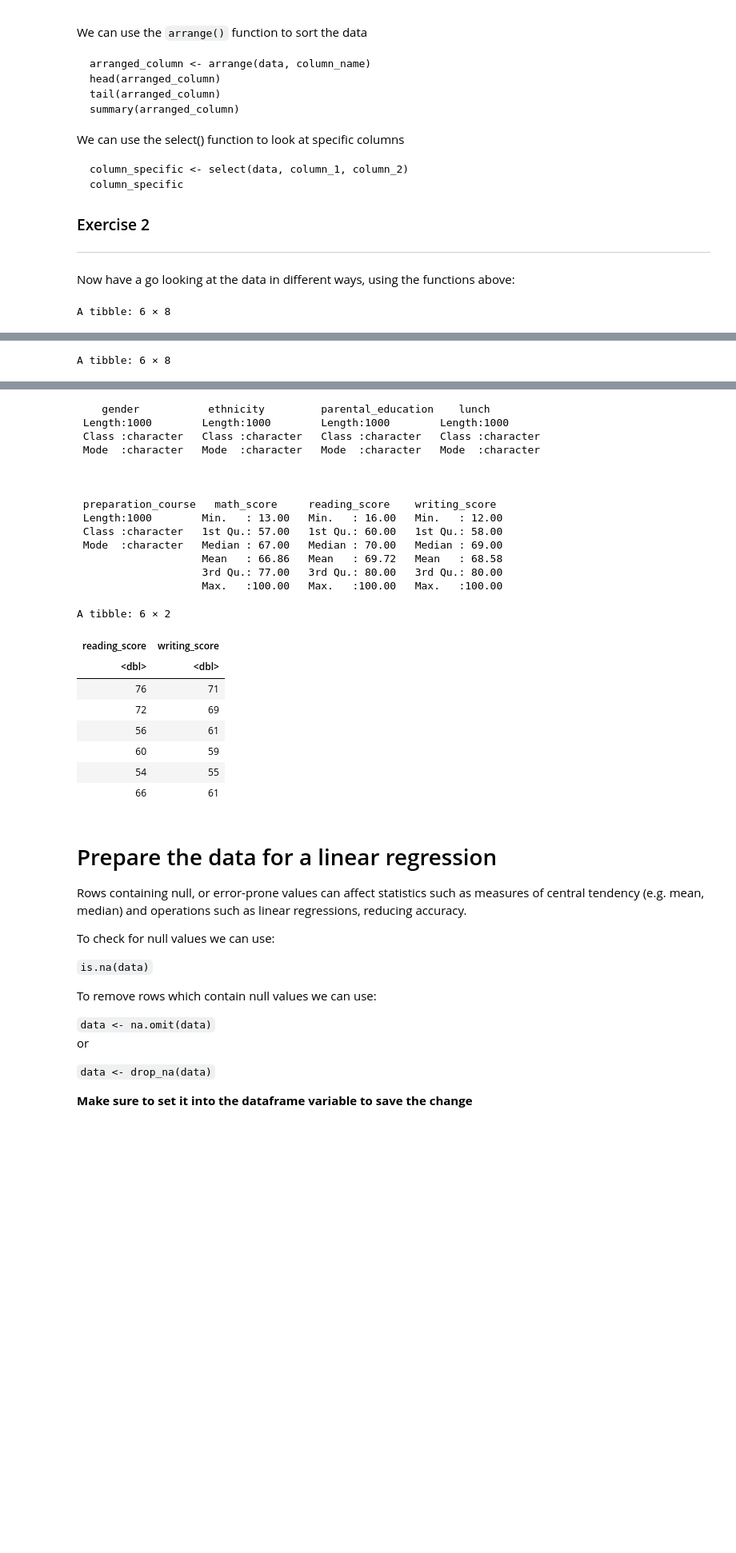
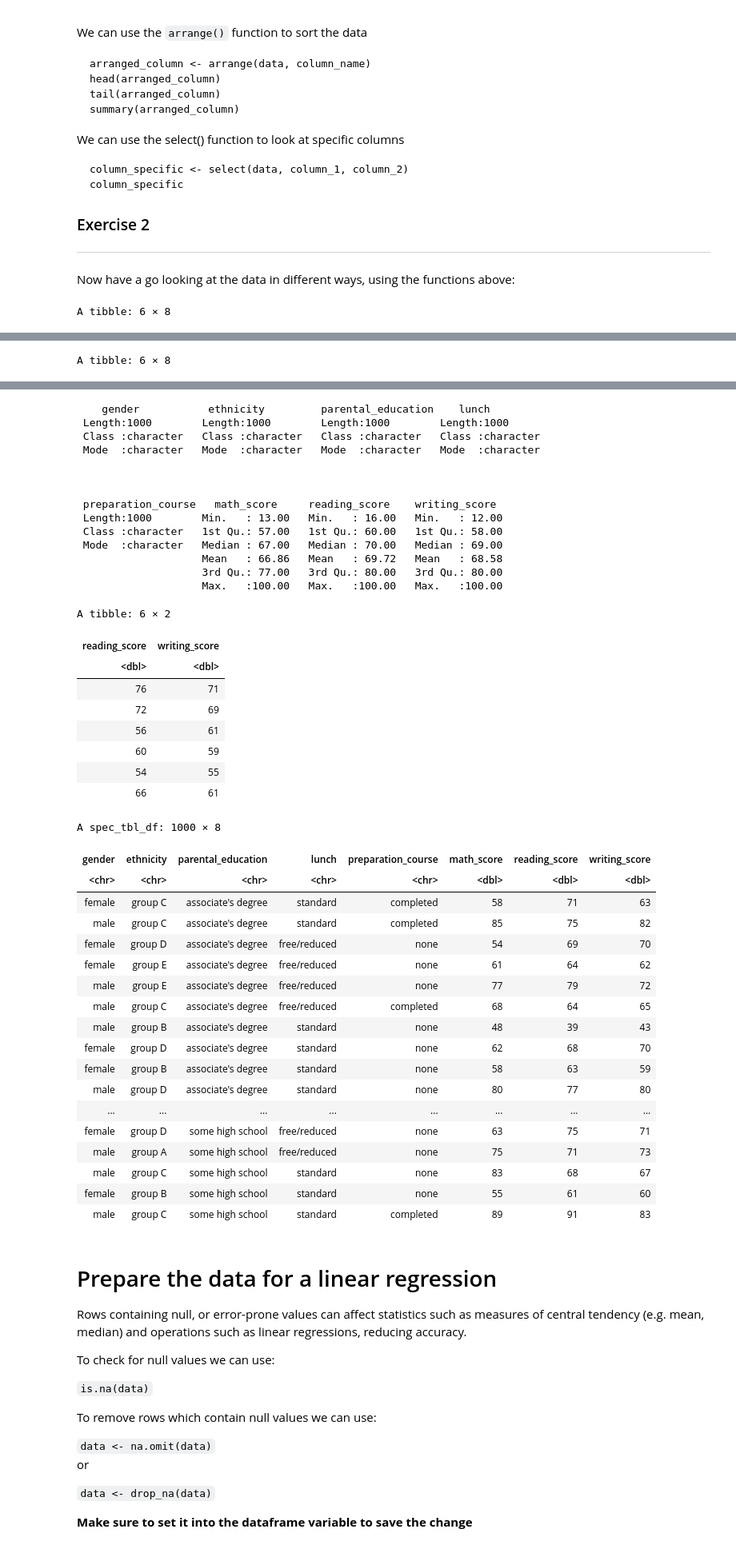
Before and after one commit to magdagucman/programming-for-data, a Jupyter notebook: worksheets/R_Student_performance.ipynb, the cells around one changed output, grey strips where cells are left out. Shown at 80% size. Saved outputs shown, nothing was run; the diff lists cells and outputs as text; code cells hidden in the pictures; blank space fills up the shorter version.

```diff
--- a/worksheets/R_Student_performance.ipynb
+++ b/worksheets/R_Student_performance.ipynb
@@ -148,6 +148,8 @@ summary(arranged_column)
 
 column_specific <- select(data, reading_score, writing_score)
 head(column_specific)
+
+arrange(data, parental_education)
 # %% [output]
 A tibble: 6 × 8
 | gender | ethnicity | parental_education | lunch | preparation_course | math_score | reading_score | writing_score |
@@ -163,33 +165,52 @@ A tibble: 6 × 8
 | <chr> | <chr> | <chr> | <chr> | <chr> | <dbl> | <dbl> | <dbl> |
 | male | group E | some college | standard | none | 100 | 91 | 85 |
 | male | group C | master's degree | standard | none | 100 | 88 | 87 |
 | male | group E | associate's degree | standard | completed | 100 | 100 | 100 |
 | male | group C | high school | standard | completed | 100 | 94 | 93 |
 | male | group A | master's degree | standard | completed | 100 | 95 | 97 |
 | male | group E | some college | standard | none | 100 | 81 | 84 |
     gender           ethnicity         parental_education    lunch
  Length:1000        Length:1000        Length:1000        Length:1000
  Class :character   Class :character   Class :character   Class :character
  Mode  :character   Mode  :character   Mode  :character   Mode  :character
 
 
 
  preparation_course   math_score     reading_score    writing_score
  Length:1000        Min.   : 13.00   Min.   : 16.00   Min.   : 12.00
  Class :character   1st Qu.: 57.00   1st Qu.: 60.00   1st Qu.: 58.00
  Mode  :character   Median : 67.00   Median : 70.00   Median : 69.00
                     Mean   : 66.86   Mean   : 69.72   Mean   : 68.58
                     3rd Qu.: 77.00   3rd Qu.: 80.00   3rd Qu.: 80.00
                     Max.   :100.00   Max.   :100.00   Max.   :100.00
 A tibble: 6 × 2
 | reading_score | writing_score |
 | <dbl> | <dbl> |
 | 76 | 71 |
 | 72 | 69 |
 | 56 | 61 |
 | 60 | 59 |
 | 54 | 55 |
 | 66 | 61 |
+A spec_tbl_df: 1000 × 8
+| gender | ethnicity | parental_education | lunch | preparation_course | math_score | reading_score | writing_score |
+| <chr> | <chr> | <chr> | <chr> | <chr> | <dbl> | <dbl> | <dbl> |
+| female | group C | associate's degree | standard | completed | 58 | 71 | 63 |
+| male | group C | associate's degree | standard | completed | 85 | 75 | 82 |
+| female | group D | associate's degree | free/reduced | none | 54 | 69 | 70 |
+| female | group E | associate's degree | free/reduced | none | 61 | 64 | 62 |
+| male | group E | associate's degree | free/reduced | none | 77 | 79 | 72 |
+| male | group C | associate's degree | free/reduced | completed | 68 | 64 | 65 |
+| male | group B | associate's degree | standard | none | 48 | 39 | 43 |
+| female | group D | associate's degree | standard | none | 62 | 68 | 70 |
+| female | group B | associate's degree | standard | none | 58 | 63 | 59 |
+| male | group D | associate's degree | standard | none | 80 | 77 | 80 |
+| ... | ... | ... | ... | ... | ... | ... | ... |
+| female | group D | some high school | free/reduced | none | 63 | 75 | 71 |
+| male | group A | some high school | free/reduced | none | 75 | 71 | 73 |
+| male | group C | some high school | standard | none | 83 | 68 | 67 |
+| female | group B | some high school | standard | none | 55 | 61 | 60 |
+| male | group C | some high school | standard | completed | 89 | 91 | 83 |
 # %% [markdown]
 # Prepare the data for a linear regression
 
```
Also changed, not shown: parts of 3 cells of this notebook.
